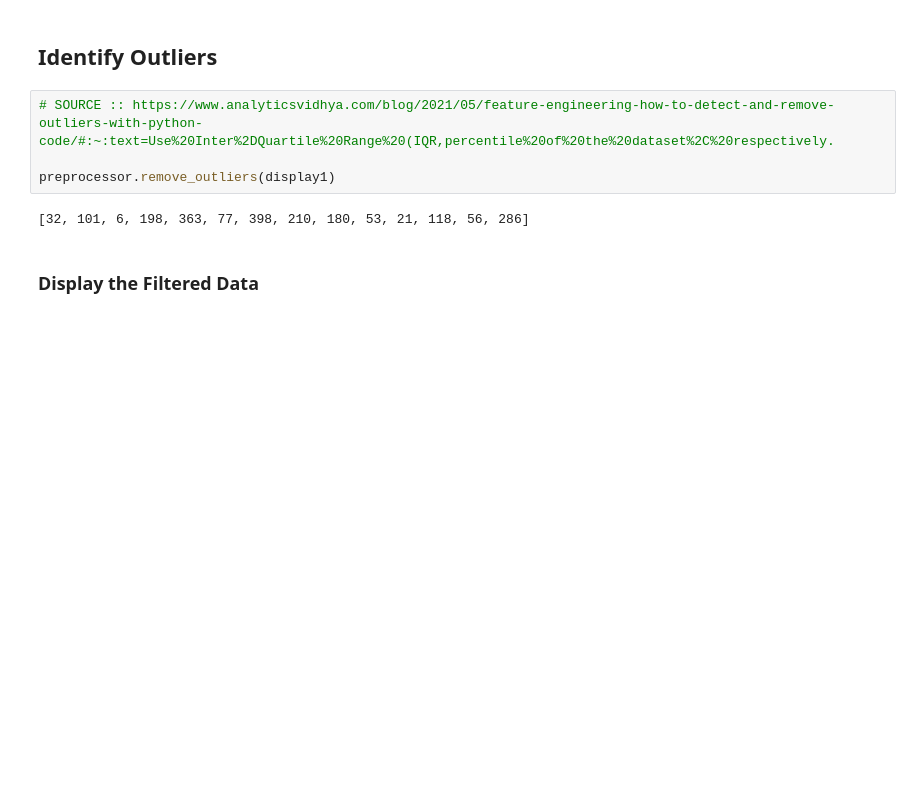
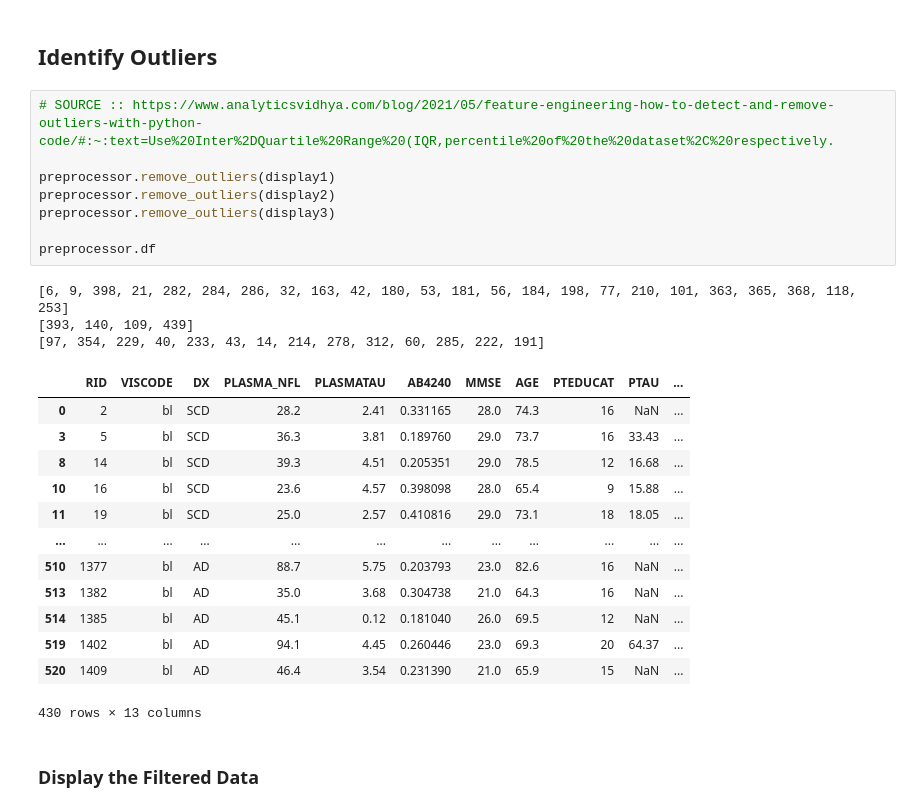
Before and after one commit to danielmakin/NoMoreAlzheimersDisease, a Jupyter notebook: PreProcessingFiles/PreProcessing.ipynb, the cells around one changed output. Saved outputs shown, nothing was run; the diff lists cells and outputs as text; blank space fills up the shorter version.

```diff
--- a/PreProcessingFiles/PreProcessing.ipynb
+++ b/PreProcessingFiles/PreProcessing.ipynb
@@ -114,9 +103,28 @@ preprocessor.write_to_csv(output_file_path + '/UnCleanData/data.csv')
 # %%
 # SOURCE :: https://www.analyticsvidhya.com/blog/2021/05/feature-engineering-how-to-detect-and-remove-outliers-with-python-code/#:~:text=Use%20Inter%2DQuartile%20Range%20(IQR,percentile%20of%20the%20dataset%2C%20respectively.
 
 preprocessor.remove_outliers(display1)
+preprocessor.remove_outliers(display2)
+preprocessor.remove_outliers(display3)
+
+preprocessor.df
 # %% [output]
-[32, 101, 6, 198, 363, 77, 398, 210, 180, 53, 21, 118, 56, 286]
+[6, 9, 398, 21, 282, 284, 286, 32, 163, 42, 180, 53, 181, 56, 184, 198, 77, 210, 101, 363, 365, 368, 118, 253]
+[393, 140, 109, 439]
+[97, 354, 229, 40, 233, 43, 14, 214, 278, 312, 60, 285, 222, 191]
+|  | RID | VISCODE | DX | PLASMA_NFL | PLASMATAU | AB4240 | MMSE | AGE | PTEDUCAT | PTAU | ... |
+| 0 | 2 | bl | SCD | 28.2 | 2.41 | 0.331165 | 28.0 | 74.3 | 16 | NaN | ... |
+| 3 | 5 | bl | SCD | 36.3 | 3.81 | 0.189760 | 29.0 | 73.7 | 16 | 33.43 | ... |
+| 8 | 14 | bl | SCD | 39.3 | 4.51 | 0.205351 | 29.0 | 78.5 | 12 | 16.68 | ... |
+| 10 | 16 | bl | SCD | 23.6 | 4.57 | 0.398098 | 28.0 | 65.4 | 9 | 15.88 | ... |
+| 11 | 19 | bl | SCD | 25.0 | 2.57 | 0.410816 | 29.0 | 73.1 | 18 | 18.05 | ... |
+| ... | ... | ... | ... | ... | ... | ... | ... | ... | ... | ... | ... |
+| 510 | 1377 | bl | AD | 88.7 | 5.75 | 0.203793 | 23.0 | 82.6 | 16 | NaN | ... |
+| 513 | 1382 | bl | AD | 35.0 | 3.68 | 0.304738 | 21.0 | 64.3 | 16 | NaN | ... |
+| 514 | 1385 | bl | AD | 45.1 | 0.12 | 0.181040 | 26.0 | 69.5 | 12 | NaN | ... |
+| 519 | 1402 | bl | AD | 94.1 | 4.45 | 0.260446 | 23.0 | 69.3 | 20 | 64.37 | ... |
+| 520 | 1409 | bl | AD | 46.4 | 3.54 | 0.231390 | 21.0 | 65.9 | 15 | NaN | ... |
+430 rows × 13 columns
 # %% [markdown]
 ### Display the Filtered Data
 # %%
```
Also changed, not shown: parts of 12 cells of this notebook, 7 other files.
